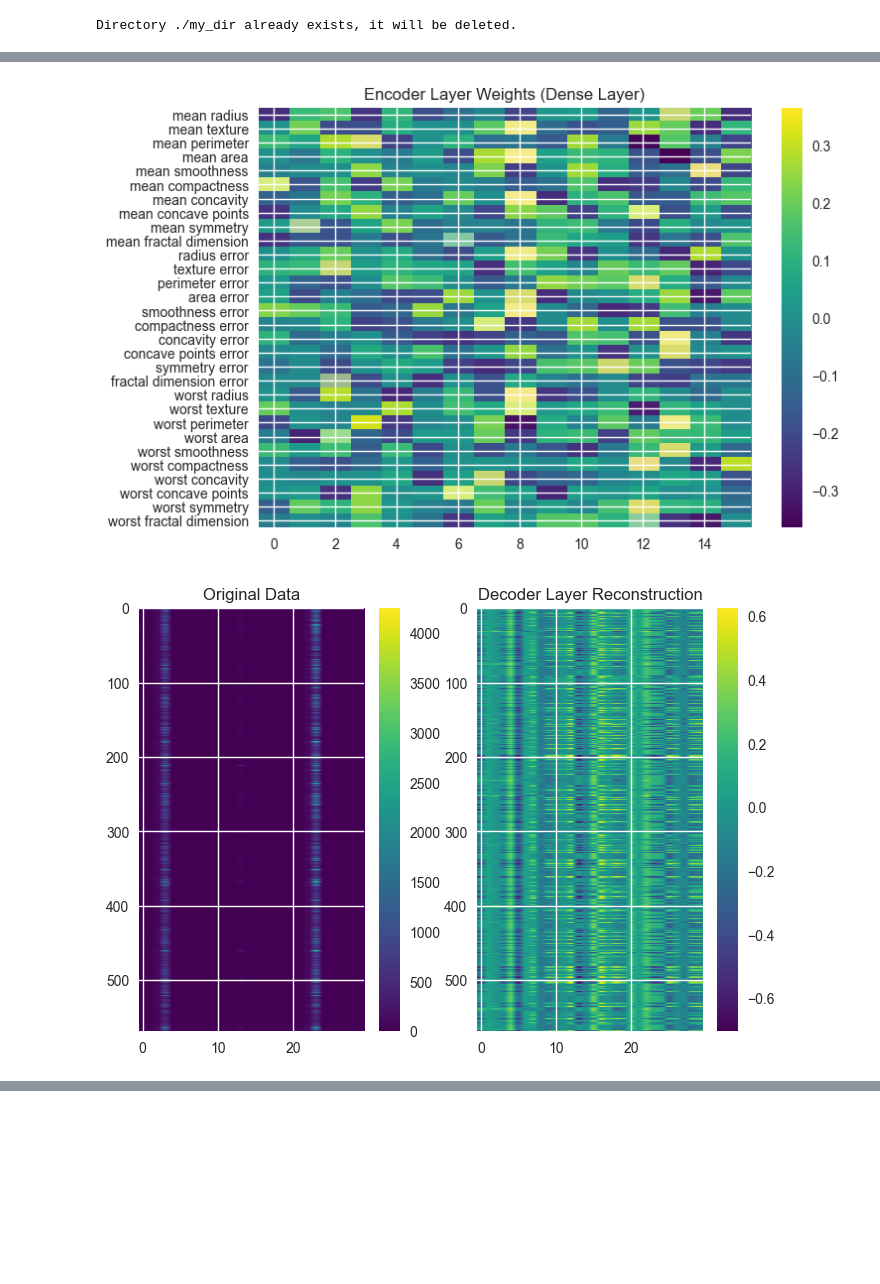
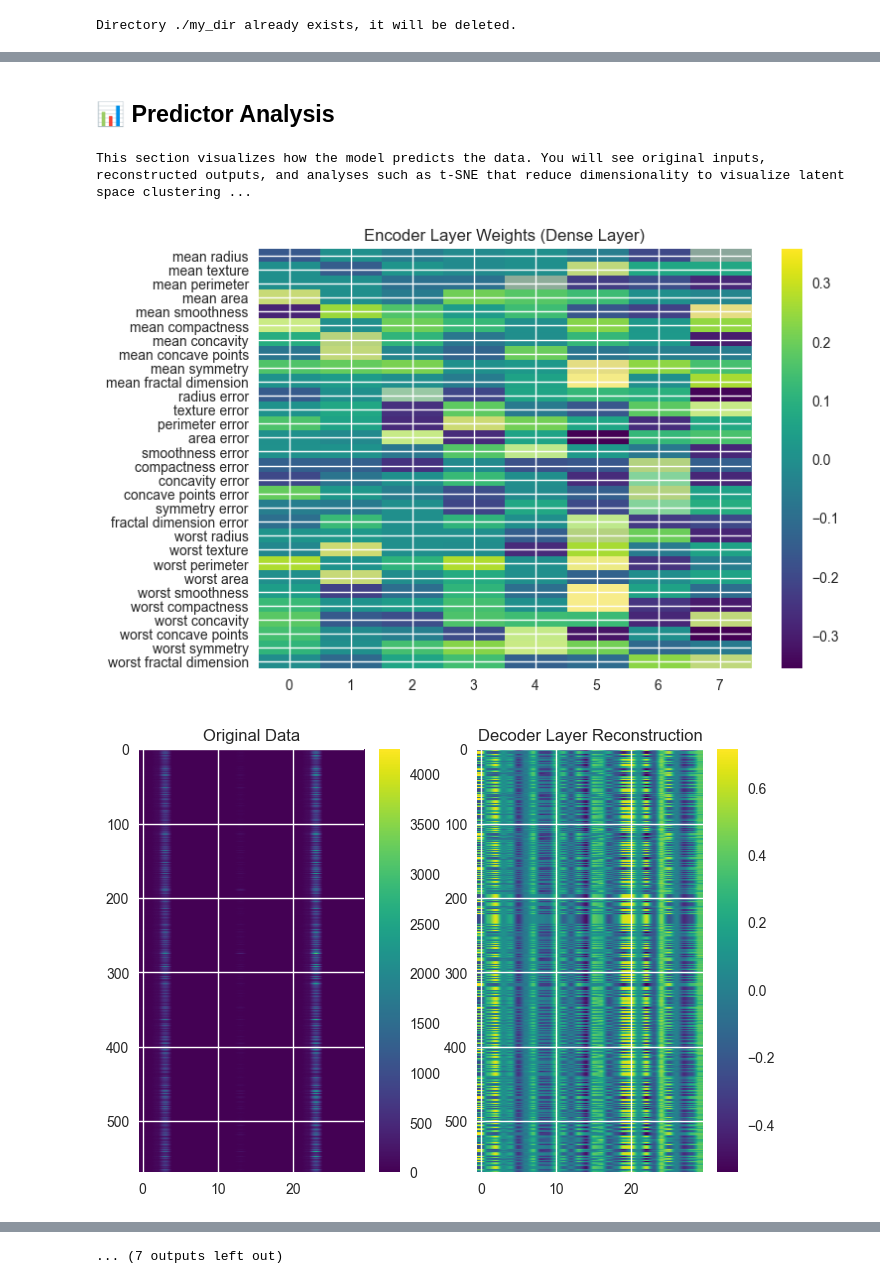
Before and after one commit to jzsmoreno/likelihood, a Jupyter notebook: examples/Deep_Models.ipynb, the cells around one changed output, grey strips where cells are left out. Cells and saved outputs as stored; diff of their text form; code cells hidden in the pictures; blank space fills up the shorter version.

```diff
--- a/examples/Deep_Models.ipynb
+++ b/examples/Deep_Models.ipynb
@@ -237,6 +237,8 @@ Cohen's Kappa: 0.8146
 # %%
 insights = GetInsights(model, X)
-summary = insights.predictor_analyzer(frac=1.0, y_labels=y_labels)
+insights.render_html_report(frac=1.0, top_k=5, y_labels=y_labels)
 # %% [output]
+📊 Predictor Analysis
+This section visualizes how the model predicts the data. You will see original inputs, reconstructed outputs, and analyses such as t-SNE that reduce dimensionality to visualize latent space clustering ...
-[figure, old version]
+[figure, new version]
-[figure, old version]
+[figure, new version]
@@ -245,0 +253 @@ summary = insights.predictor_analyzer(frac=1.0, y_labels=y_labels)
+... (7 outputs left out)
```
Also changed, not shown: parts of 8 cells of this notebook, 4 other files.
